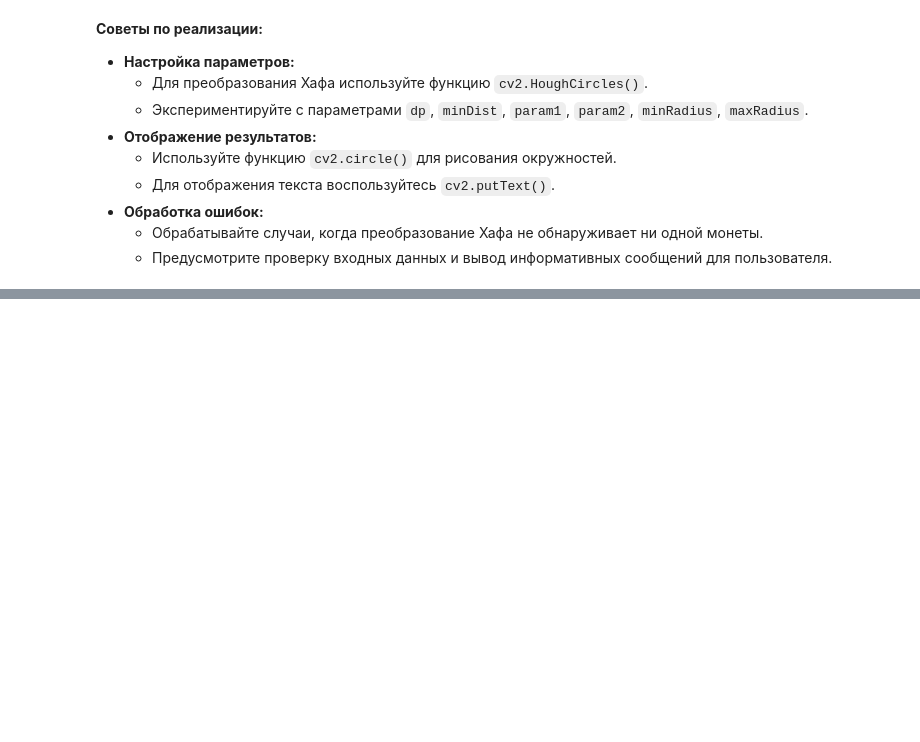
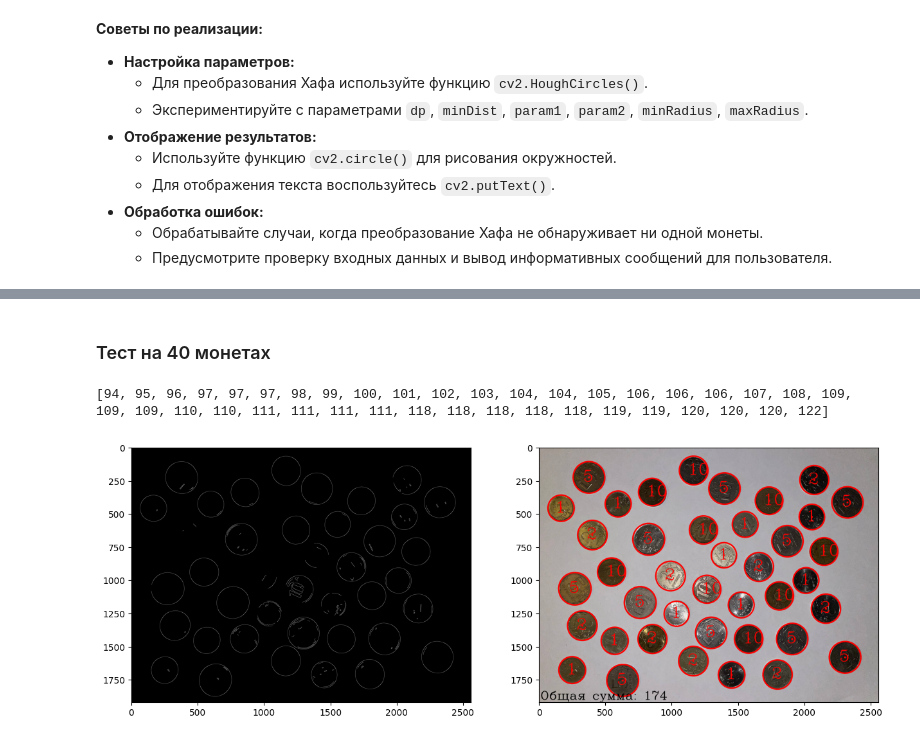
Before and after one commit to ilyak0n/image_processing, a Jupyter notebook: Проектная_работа_№1_Классификация_объектов_на_изображении.ipynb, the cells around one changed output, grey strips where cells are left out. Drawn from its saved outputs; the diff is of its cells as text; code cells hidden in the pictures; blank space fills up the shorter version.

```diff
--- a/Проектная_работа_№1_Классификация_объектов_на_изображении.ipynb
+++ b/Проектная_работа_№1_Классификация_объектов_на_изображении.ipynb
@@ -352,0 +493,2 @@ coin_classification3('test3.jpg', (9,9), 1.1, 130,
+# %% [markdown]
+### Тест на 40 монетах
@@ -352,0 +567,6 @@ coin_classification3('test3.jpg', (9,9), 1.1, 130,
+# %%
+coin_classification5('test5.jpg', (13,13), 1.0, 110,
+                     70, 40, 90, 130)
+# %% [output]
+[94, 95, 96, 97, 97, 97, 98, 99, 100, 101, 102, 103, 104, 104, 105, 106, 106, 106, 107, 108, 109, 109, 109, 110, 110, 111, 111, 111, 111, 118, 118, 118, 118, 118, 119, 119, 120, 120, 120, 122]
+[figure, added]
```
Also changed, not shown: parts of 26 cells of this notebook.
